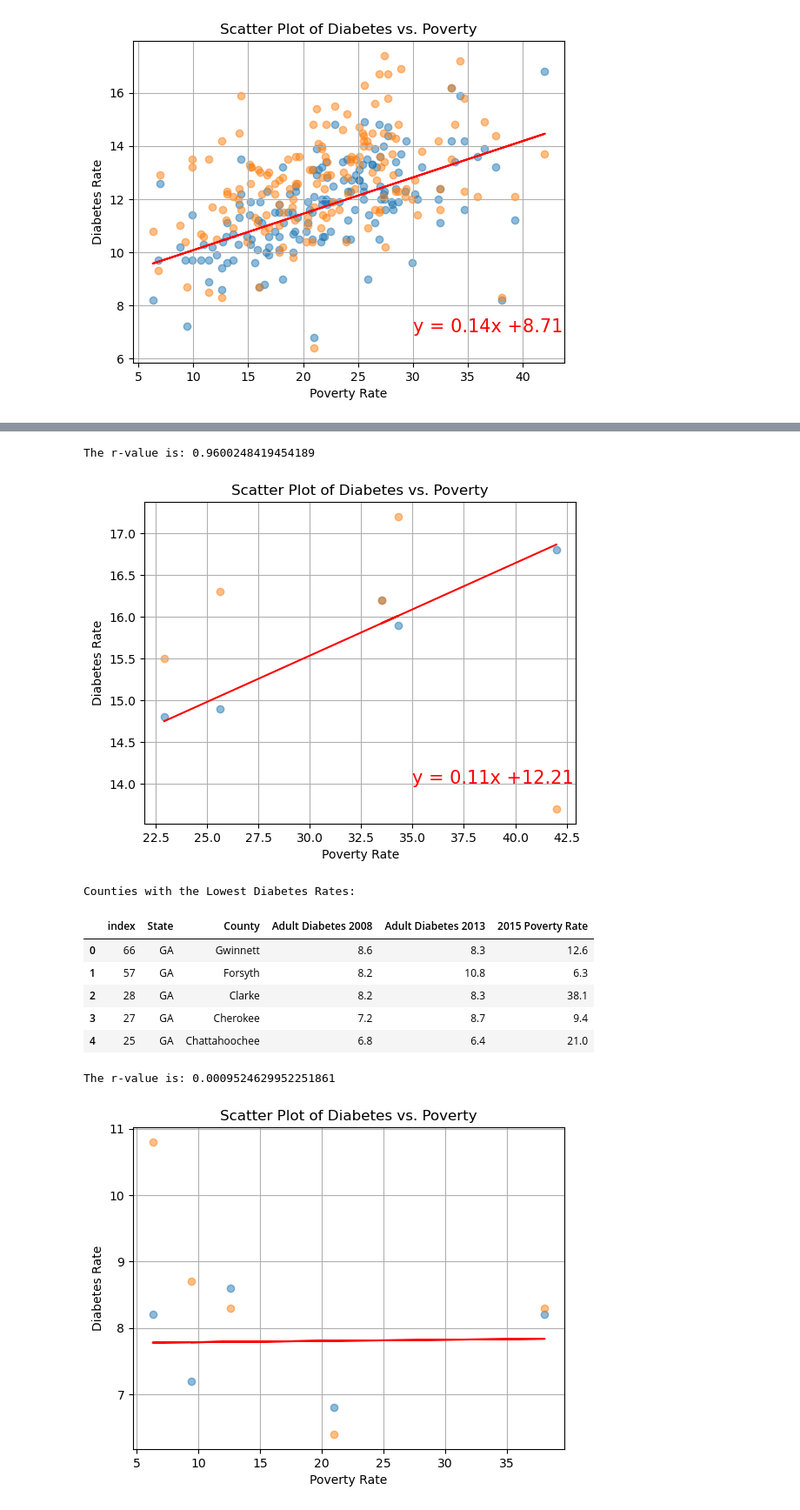
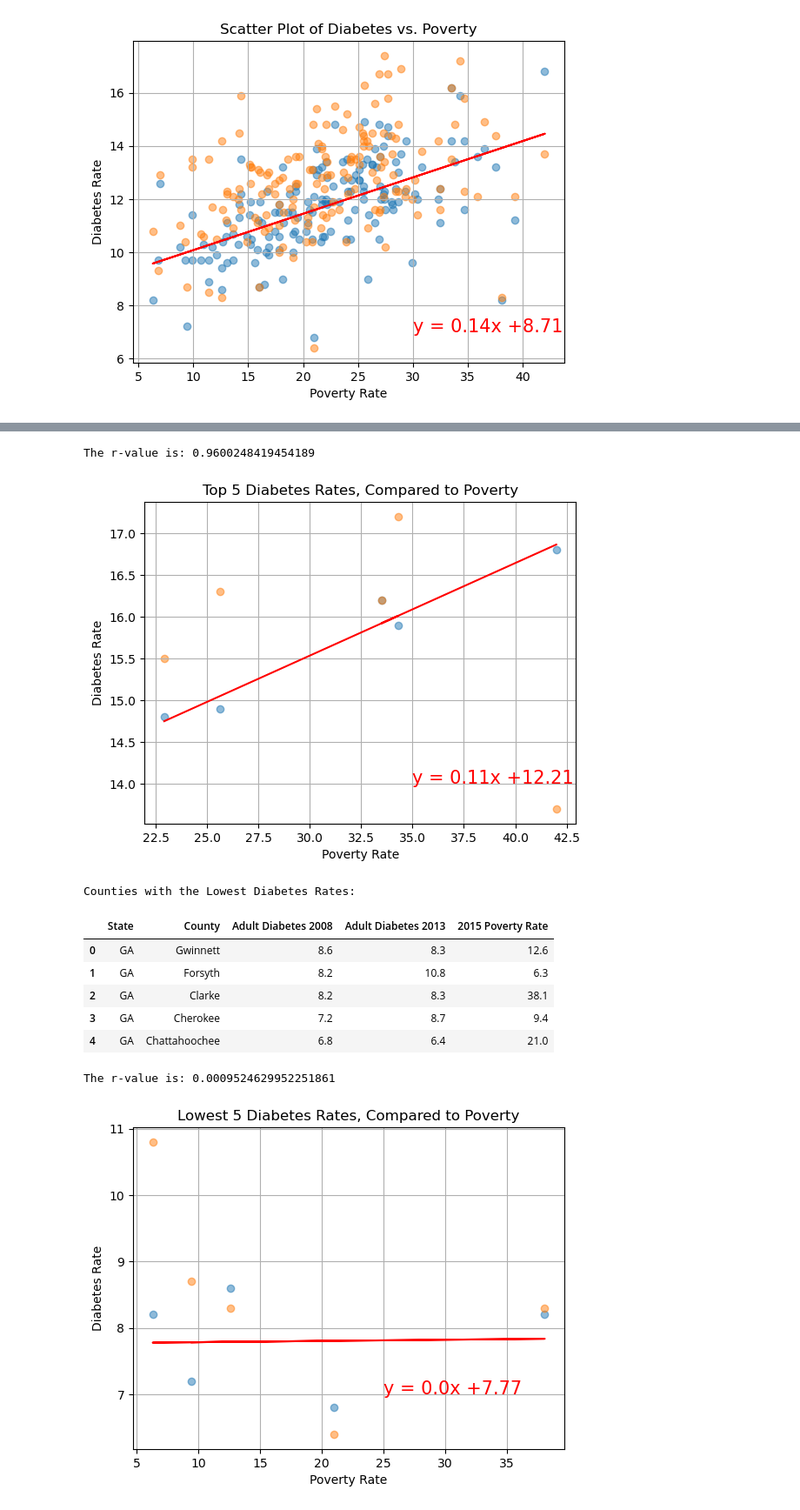
Before and after one commit to anishak520/Project1, a Jupyter notebook: FoodEnvironmentAtlas2/diabetesvspoverty.ipynb, the cells around one changed output, grey strips where cells are left out. Shown at 87% size. Cells and saved outputs as stored; diff of their text form; code cells hidden in the pictures.

Commit message:
updates to visualizations and scripts

```diff
--- a/FoodEnvironmentAtlas2/diabetesvspoverty.ipynb
+++ b/FoodEnvironmentAtlas2/diabetesvspoverty.ipynb
@@ -114,9 +114,11 @@ top_5_counties = GAcounties_sorted.head(5)
 
 # Get the bottom 5 counties with the lowest values
 bottom_5_counties = GAcounties_sorted.tail(5)
-
+# Reset the index (assuming you want to drop the default index column)
+top_5_counties.reset_index(drop=True, inplace=True)
+bottom_5_counties.reset_index(drop=True, inplace=True)
 # Print the top and bottom 5 counties
 print("Counties with the Highest Diabetes Rates:")
-top_5_counties.reset_index()
+top_5_counties
 # %% [output]
 Counties with the Highest Diabetes Rates:
@@ -138,7 +140,7 @@ regress_values = top_5_counties[poverty_column] * slope + intercept
 line_eq = "y = " + str(round(slope,2)) + "x +" + str(round(intercept,2))
 
 plt.plot(top_5_counties[poverty_column], regress_values, color='red', label='Linear Regression')
-plt.title("Scatter Plot of Diabetes vs. Poverty")
+plt.title("Top 5 Diabetes Rates, Compared to Poverty")
 plt.xlabel("Poverty Rate")
 plt.ylabel("Diabetes Rate")
 plt.grid(True)
@@ -149,39 +151,39 @@ plt.annotate(line_eq,(35,14),fontsize=15,color="red")
 plt.show()
 # %% [output]
 The r-value is: 0.9600248419454189
-[figure, old version]
+[figure, new version]
 # %%
 print("\nCounties with the Lowest Diabetes Rates:")
-bottom_5_counties.reset_index()
+bottom_5_counties
 # %% [output]
 Counties with the Lowest Diabetes Rates:
-|  | index | State | County | Adult Diabetes 2008 | Adult Diabetes 2013 | 2015 Poverty Rate |
-| 0 | 66 | GA | Gwinnett | 8.6 | 8.3 | 12.6 |
-| 1 | 57 | GA | Forsyth | 8.2 | 10.8 | 6.3 |
-| 2 | 28 | GA | Clarke | 8.2 | 8.3 | 38.1 |
-| 3 | 27 | GA | Cherokee | 7.2 | 8.7 | 9.4 |
-| 4 | 25 | GA | Chattahoochee | 6.8 | 6.4 | 21.0 |
+|  | State | County | Adult Diabetes 2008 | Adult Diabetes 2013 | 2015 Poverty Rate |
+| 0 | GA | Gwinnett | 8.6 | 8.3 | 12.6 |
+| 1 | GA | Forsyth | 8.2 | 10.8 | 6.3 |
+| 2 | GA | Clarke | 8.2 | 8.3 | 38.1 |
+| 3 | GA | Cherokee | 7.2 | 8.7 | 9.4 |
+| 4 | GA | Chattahoochee | 6.8 | 6.4 | 21.0 |
 # %%
 diabetes_column = "Adult Diabetes 2008", "Adult Diabetes 2013"
 poverty_column = "2015 Poverty Rate"
 slope, intercept, rvalue, pvalue, stderr = linregress(bottom_5_counties[poverty_column], bottom_5_counties[diabetes_column[0]])
 # Scatter plot
 plt.scatter(bottom_5_counties[poverty_column], bottom_5_counties[diabetes_column[0]], label="2008", alpha=0.5)
 plt.scatter(bottom_5_counties[poverty_column], bottom_5_counties[diabetes_column[1]], label="2013", alpha=0.5)
 regress_values = bottom_5_counties[poverty_column] * slope + intercept
 # Create line equation string
 line_eq = "y = " + str(round(slope,2)) + "x +" + str(round(intercept,2))
 
 plt.plot(bottom_5_counties[poverty_column], regress_values, color='red', label='Linear Regression')
-plt.title("Scatter Plot of Diabetes vs. Poverty")
+plt.title("Lowest 5 Diabetes Rates, Compared to Poverty")
 plt.xlabel("Poverty Rate")
 plt.ylabel("Diabetes Rate")
 plt.grid(True)
 # Print r value
 print(f"The r-value is: {rvalue**2}")
 #show plot
-plt.annotate(line_eq,(35,14),fontsize=15,color="red")
+plt.annotate(line_eq,(25,7),fontsize=15,color="red")
 plt.show()
 # %% [output]
 The r-value is: 0.0009524629952251861
-[figure, old version]
+[figure, new version]
```
Also changed, not shown: parts of 1 cell of this notebook, 8 other files.
